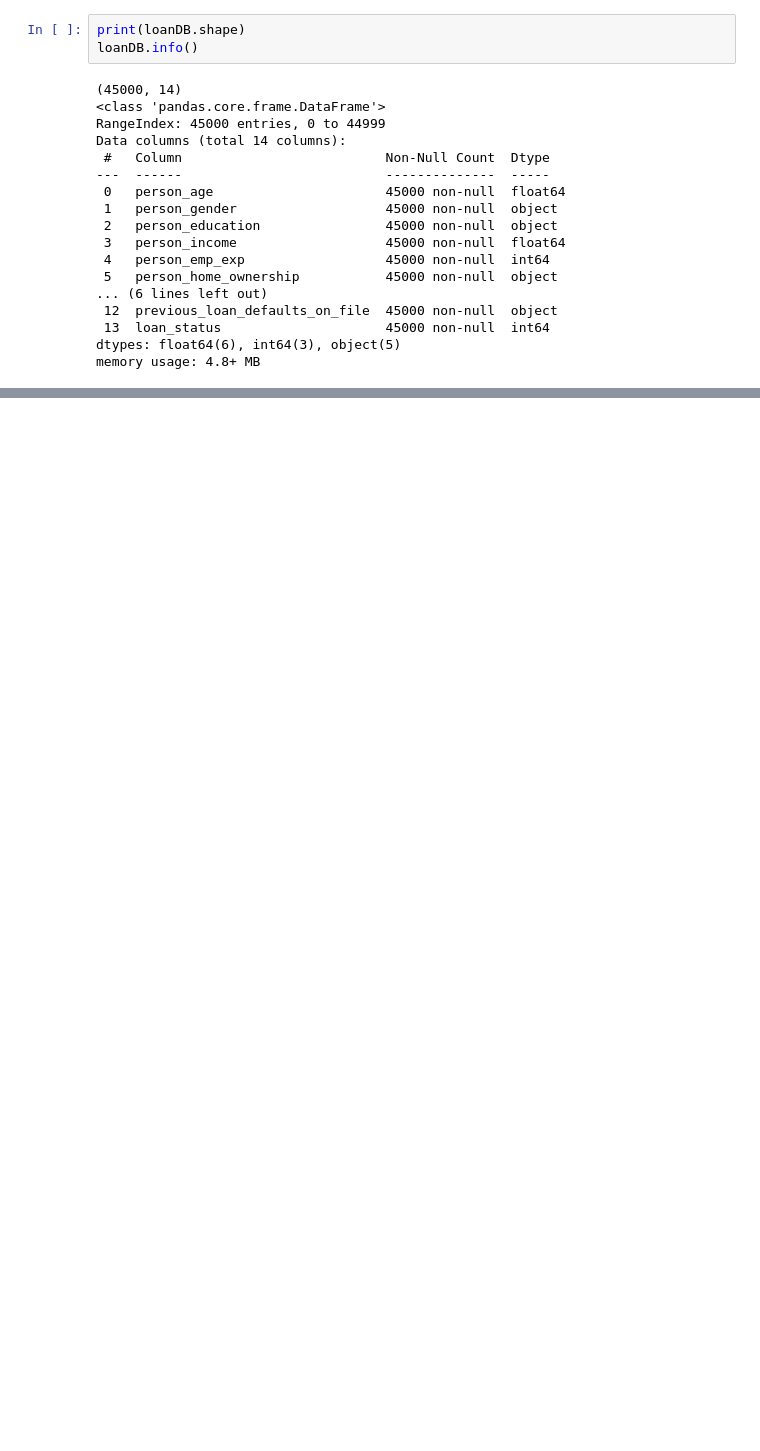
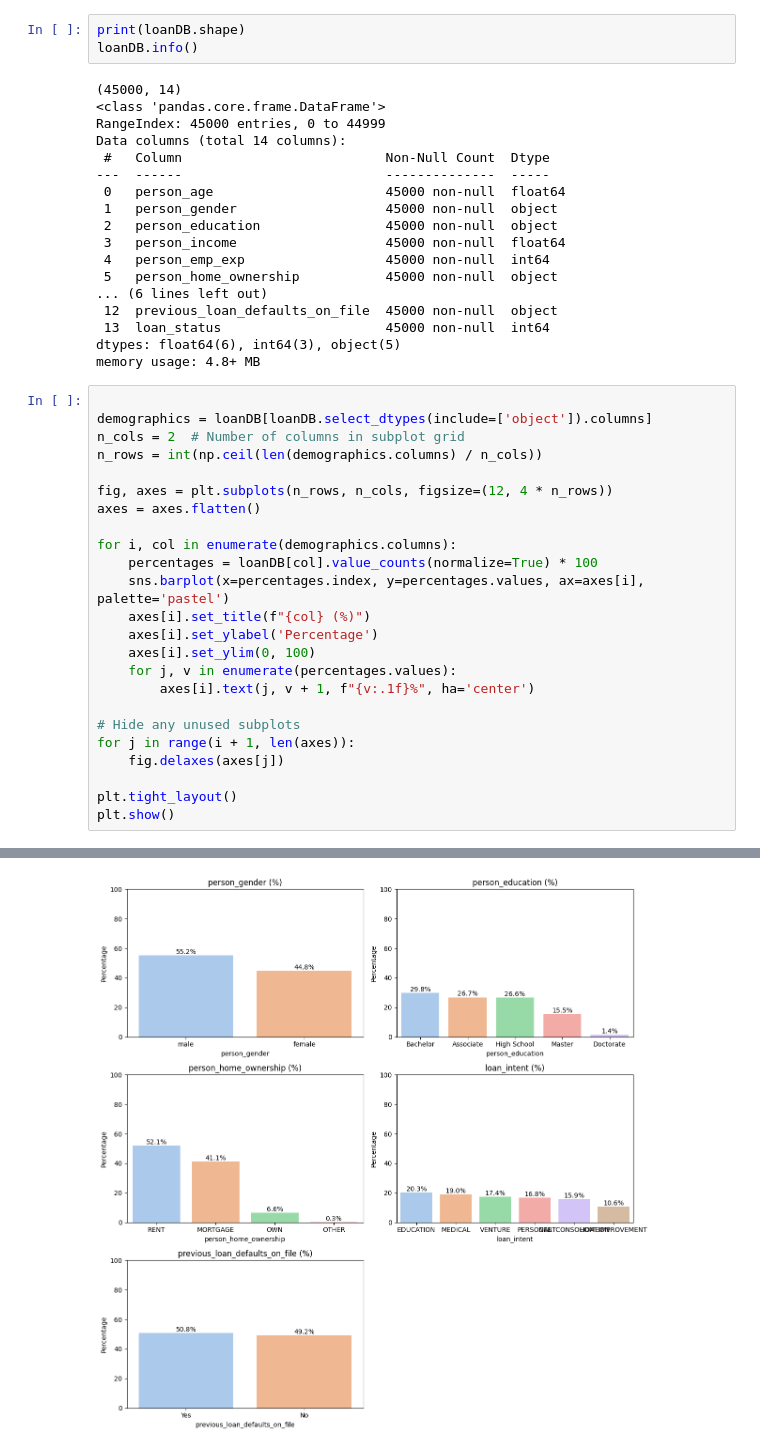
Before and after one commit to AbdulHadi17/VENV-Regression, a Jupyter notebook: notebooks/Logistic regression/main.ipynb, the cells around one changed output, grey strips where cells are left out. Saved outputs shown, nothing was run; the diff lists cells and outputs as text; blank space fills up the shorter version.

```diff
--- a/notebooks/Logistic regression/main.ipynb
+++ b/notebooks/Logistic regression/main.ipynb
@@ -48,3 +53,28 @@ Data columns (total 14 columns):
  13  loan_status                     45000 non-null  int64
 dtypes: float64(6), int64(3), object(5)
 memory usage: 4.8+ MB
+# %%
+
+demographics = loanDB[loanDB.select_dtypes(include=['object']).columns]
+n_cols = 2  # Number of columns in subplot grid
+n_rows = int(np.ceil(len(demographics.columns) / n_cols))
+
+fig, axes = plt.subplots(n_rows, n_cols, figsize=(12, 4 * n_rows))
+axes = axes.flatten()
+
+for i, col in enumerate(demographics.columns):
+    percentages = loanDB[col].value_counts(normalize=True) * 100
+    sns.barplot(x=percentages.index, y=percentages.values, ax=axes[i], palette='pastel')
+    axes[i].set_title(f"{col} (%)")
+    axes[i].set_ylabel('Percentage')
+    axes[i].set_ylim(0, 100)
+    for j, v in enumerate(percentages.values):
+        axes[i].text(j, v + 1, f"{v:.1f}%", ha='center')
+
+# Hide any unused subplots
+for j in range(i + 1, len(axes)):
+    fig.delaxes(axes[j])
+
+plt.tight_layout()
+plt.show()
+# %% [output]
@@ -50,0 +100 @@ memory usage: 4.8+ MB
+[figure, added]
```
Also changed, not shown: parts of 10 cells of this notebook.
